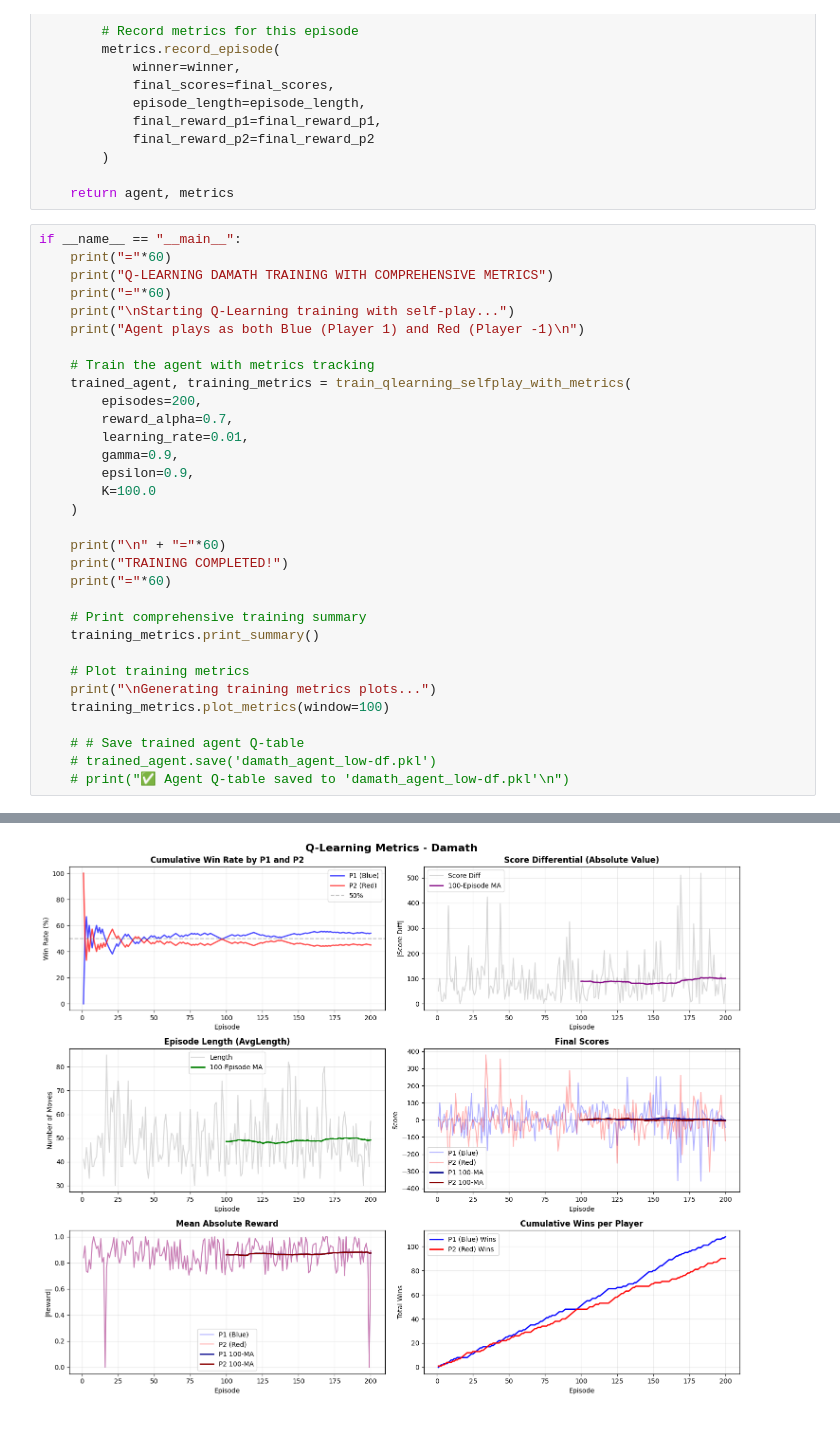
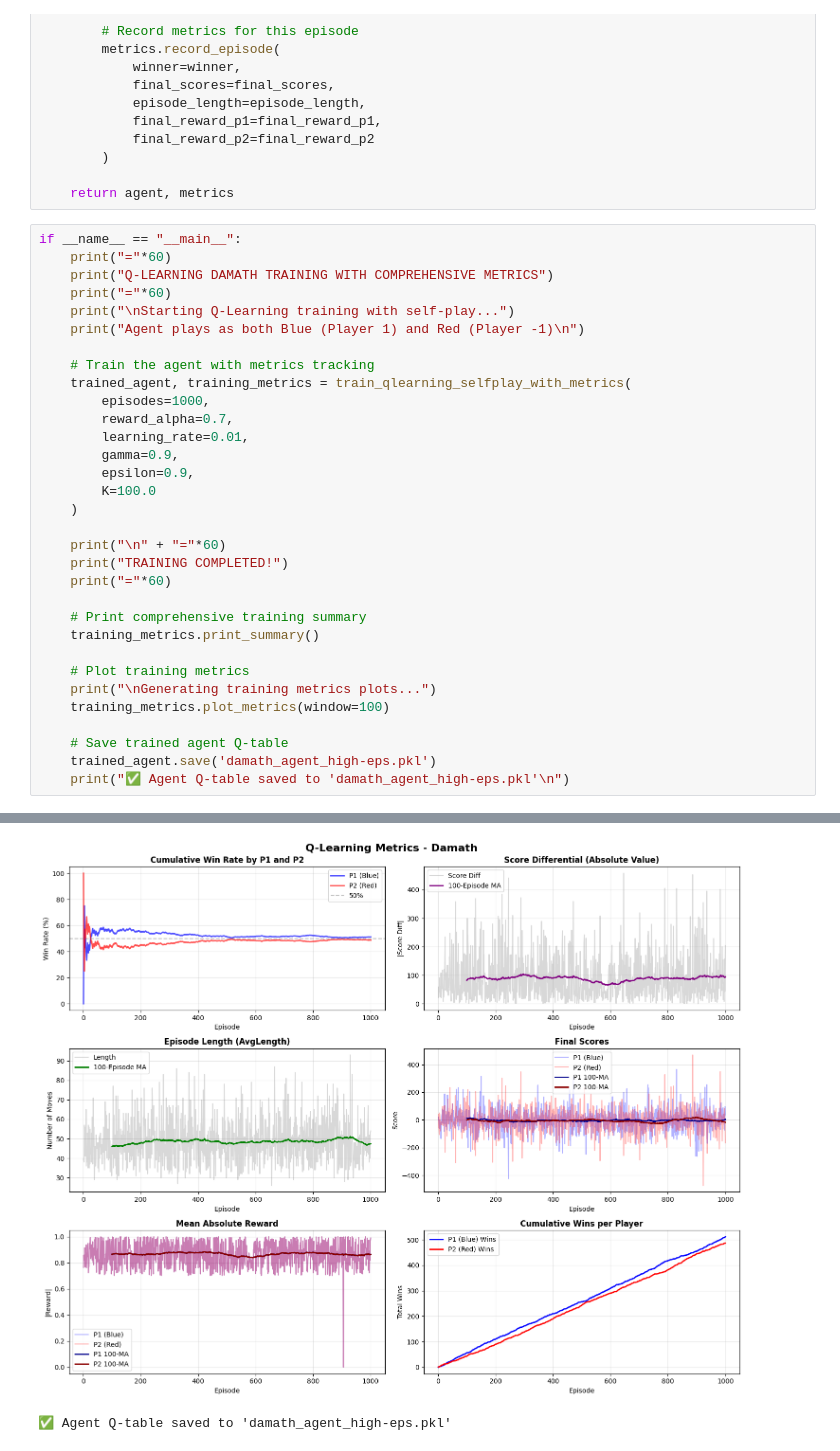
Before and after one commit to machiwao/CCRNFLRL_Integer_Damath, a Jupyter notebook: q_learning.ipynb, the cells around one changed output, grey strips where cells are left out. Cells and saved outputs as stored; diff of their text form.

Commit message:
Final agents and code blocks

```diff
--- a/q_learning.ipynb
+++ b/q_learning.ipynb
@@ -908,7 +908,7 @@ if __name__ == "__main__":
 
     # Train the agent with metrics tracking
     trained_agent, training_metrics = train_qlearning_selfplay_with_metrics(
-        episodes=200,
+        episodes=1000,
         reward_alpha=0.7,
         learning_rate=0.01,
         gamma=0.9,
@@ -927,9 +927,9 @@ if __name__ == "__main__":
     print("\nGenerating training metrics plots...")
     training_metrics.plot_metrics(window=100)
 
-    # # Save trained agent Q-table
-    # trained_agent.save('damath_agent_low-df.pkl')
-    # print("✅ Agent Q-table saved to 'damath_agent_low-df.pkl'\n")
+    # Save trained agent Q-table
+    trained_agent.save('damath_agent_high-eps.pkl')
+    print("✅ Agent Q-table saved to 'damath_agent_high-eps.pkl'\n")
 # %% [output]
 ============================================================
 Q-LEARNING DAMATH TRAINING WITH COMPREHENSIVE METRICS
@@ -954,7 +954,8 @@ Cumulative Wins:
 ============================================================
 
 Generating training metrics plots...
-[figure, old version]
+[figure, new version]
+✅ Agent Q-table saved to 'damath_agent_high-eps.pkl'
 # %%
 def debug_qtable_states(agent, num_states=10):
     """
```
Also changed, not shown: parts of 2 cells of this notebook, 7 other files.
